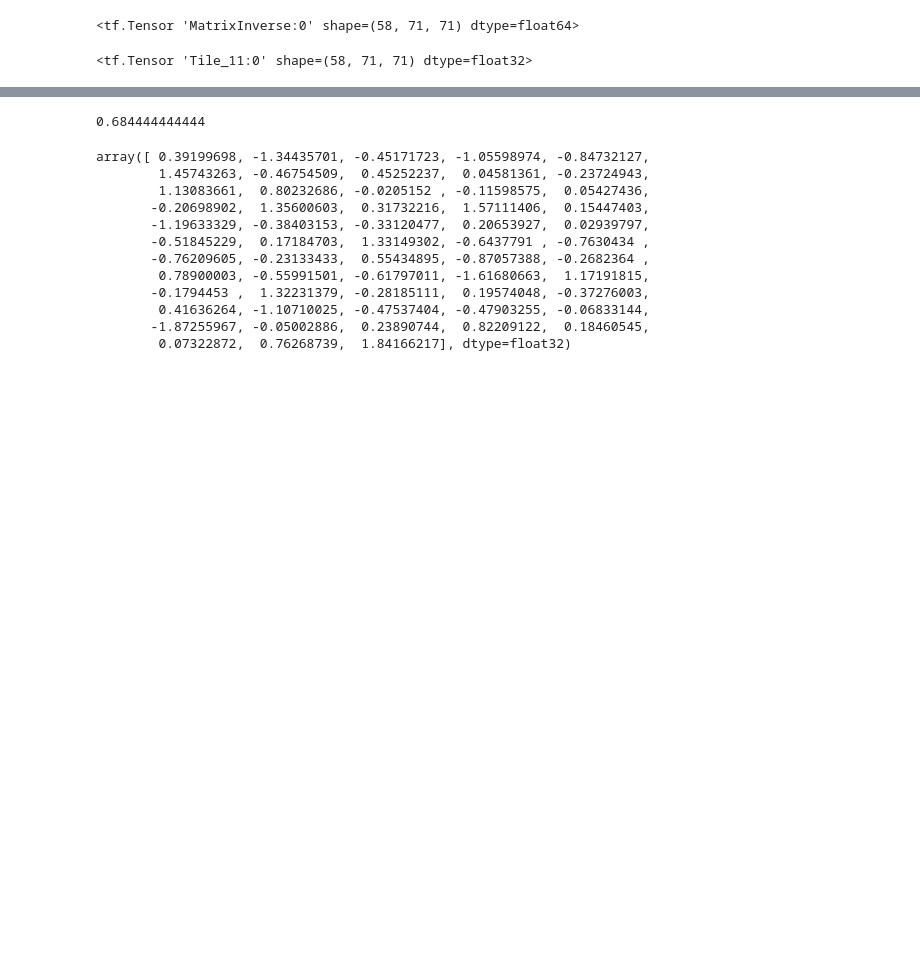
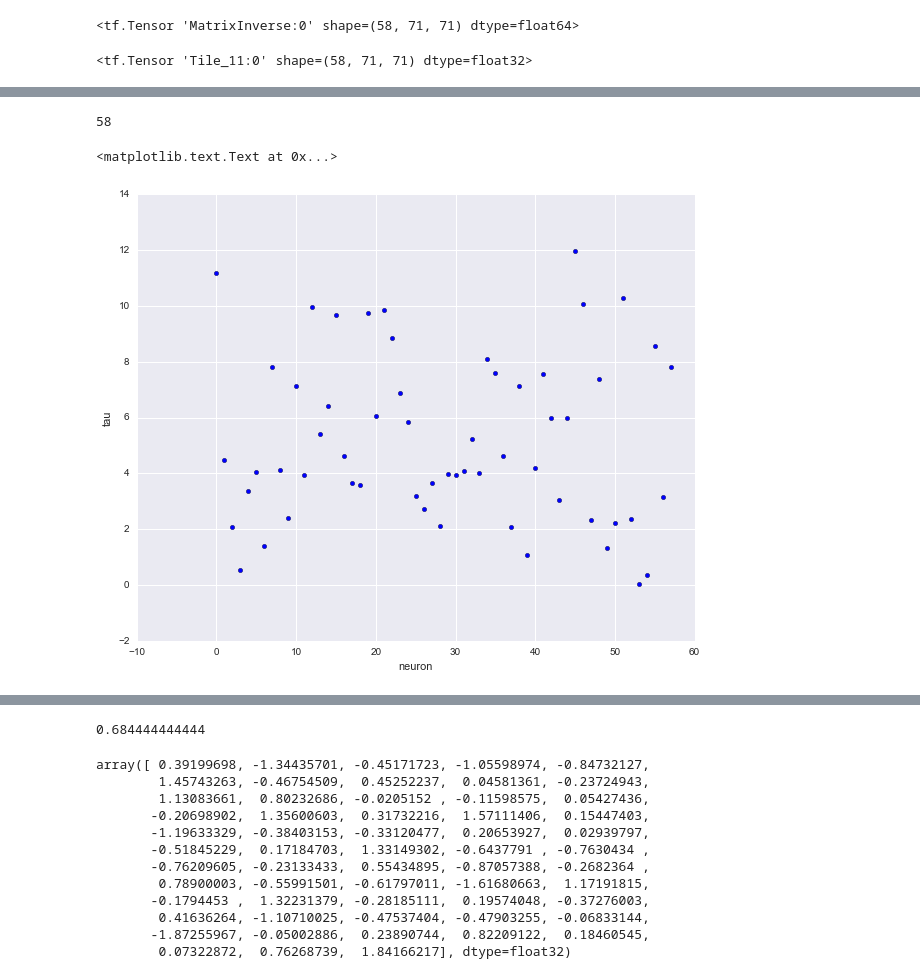
Before and after one commit to fdamani/neural_decoding_macaque_visual_graf2011, a Jupyter notebook: src/notebooks/data_processing_with_tuning_curves.ipynb, the cells around one changed output, grey strips where cells are left out. Drawn from its saved outputs; the diff is of its cells as text; code cells hidden in the pictures; blank space fills up the shorter version.

Commit message:
working variational EM for multi-class setting with lambda (tau) hyperparam per neuron. also added flexibility to model neuron-specific sparsity.

```diff
--- a/src/notebooks/data_processing_with_tuning_curves.ipynb
+++ b/src/notebooks/data_processing_with_tuning_curves.ipynb
@@ -752,30 +825,34 @@ TensorShape([Dimension(1)])
 sess = ed.get_session()
 N, D = Xtrain_scaled.shape[0], Xtrain_scaled.shape[1]
 
-# MODEL
+########## DESIGN COVARIANCE MATRIX ##########
+w_covs = []
+tau = tf.nn.softplus(tf.Variable(tf.random_normal([D])))
+sparsity = tf.nn.softplus(tf.Variable(tf.random_normal([D])))
+# for each neuron
+for d in range(D):
+    # Design precision matrix
+    A = np.zeros((C-1,C))
+    for i in range(C-1):
+        A[i,i] = -1
+        A[i,i+1] = 1
+    precision = A.T.dot(A) #+ .1 * np.identity(C) # precision = A^T.dot(A)
+    precision = tau[d] * precision + sparsity[d] * np.identity(C)
+    precision = precision + .1 * np.identity(C) # guarantees full rank
+
+    cov = tf.matrix_inverse(precision)[:-1,:-1]
+    w_covs.append(cov)
+w_cov = tf.stack(w_covs)
+
+########## MODEL ##########
 X = tf.placeholder(tf.float32, [N, D])
-
-# Design precision matrix
-A = np.zeros((C-1,C))
-for i in range(C-1):
-    A[i,i] = -1
-    A[i,i+1] = 1
-precision = A.T.dot(A) + .1 * np.identity(C) # A^T.dot(A) + .1 * I to create full rank
-tau = tf.nn.softplus(tf.Variable(tf.random_normal([])))
-precision = tau * precision
-cov = tf.matrix_inverse(precision)[:-1,:-1]
-
-w_cov = tf.tile(tf.expand_dims(cov, 0), [D, 1, 1])
-
 w = MultivariateNormalFullCovariance(loc = tf.zeros([D,C-1]), covariance_matrix = tf.cast(w_cov, tf.float32))
-
 b = Normal(loc = tf.zeros(C-1), scale= tf.ones(C-1))
-
 logits = tf.matmul(X, w) + b
 logits = tf.concat([logits, np.zeros((N, 1))], axis = 1)
 y = Categorical(logits = logits)
 
-# INFERENCE
+########## INFERENCE ##########
 qw_loc = tf.Variable(tf.random_normal([D, C-1]))
 qw_scale = tf.nn.softplus(tf.Variable(tf.random_normal([D,C-1])))
 
@@ -786,7 +863,7 @@ qw = Normal(loc = qw_loc, scale = qw_scale)
 qb = Normal(loc = qb_loc, scale = qb_scale)
 
 inference = ed.KLqp({w: qw, b: qb}, data={X: Xtrain_scaled, y: Ytrain})
-inference.initialize(n_iter = 2000)
+inference.initialize(n_iter = 5000)
 
 init = tf.global_variables_initializer()
 init.run()
@@ -820,0 +940,12 @@ inference.finalize()
+# %%
+len(tau.eval())
+# %% [output]
+58
+# %%
+plt.figure(figsize=(10,8))
+plt.scatter(np.arange(58),tau.eval())
+plt.ylabel("tau")
+plt.xlabel("neuron")
+# %% [output]
+<matplotlib.text.Text at 0x...>
+[figure, added]
```
Also changed, not shown: parts of 27 cells of this notebook.
